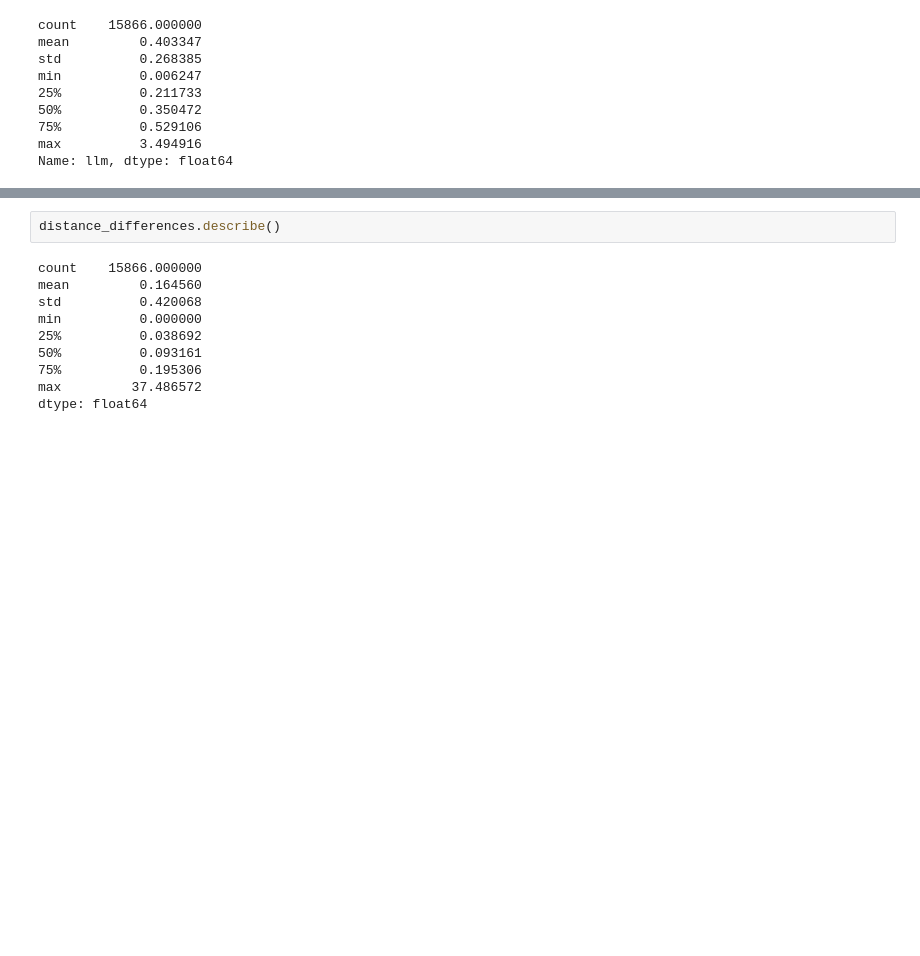
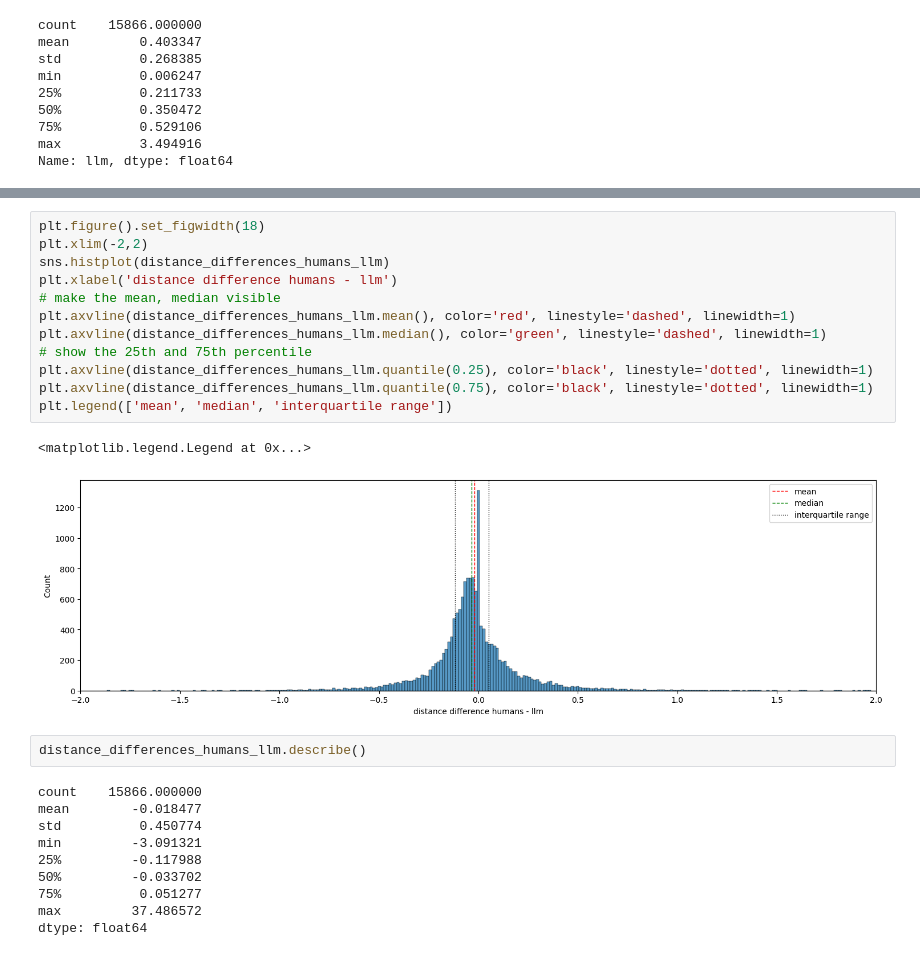
Before and after one commit to epfl-ada/ada-2024-project-adaspeedia, a Jupyter notebook: results.ipynb, the cells around one changed output, grey strips where cells are left out. Drawn from its saved outputs; the diff is of its cells as text; blank space fills up the shorter version.

```diff
--- a/results.ipynb
+++ b/results.ipynb
@@ -230,12 +226,27 @@ Name: llm, dtype: float64
+# %%
+plt.figure().set_figwidth(18)
+plt.xlim(-2,2)
+sns.histplot(distance_differences_humans_llm)
+plt.xlabel('distance difference humans - llm')
+# make the mean, median visible
+plt.axvline(distance_differences_humans_llm.mean(), color='red', linestyle='dashed', linewidth=1)
+plt.axvline(distance_differences_humans_llm.median(), color='green', linestyle='dashed', linewidth=1)
+# show the 25th and 75th percentile
+plt.axvline(distance_differences_humans_llm.quantile(0.25), color='black', linestyle='dotted', linewidth=1)
+plt.axvline(distance_differences_humans_llm.quantile(0.75), color='black', linestyle='dotted', linewidth=1)
+plt.legend(['mean', 'median', 'interquartile range'])
+# %% [output]
+<matplotlib.legend.Legend at 0x...>
+[figure, new version]
 # %%
-distance_differences.describe()
+distance_differences_humans_llm.describe()
 # %% [output]
 count    15866.000000
-mean         0.164560
-std          0.420068
-min          0.000000
-25%          0.038692
-50%          0.093161
-75%          0.195306
+mean        -0.018477
+std          0.450774
+min         -3.091321
+25%         -0.117988
+50%         -0.033702
+75%          0.051277
 max         37.486572
 dtype: float64
```
Also changed, not shown: parts of 16 cells of this notebook, 3 other files.
